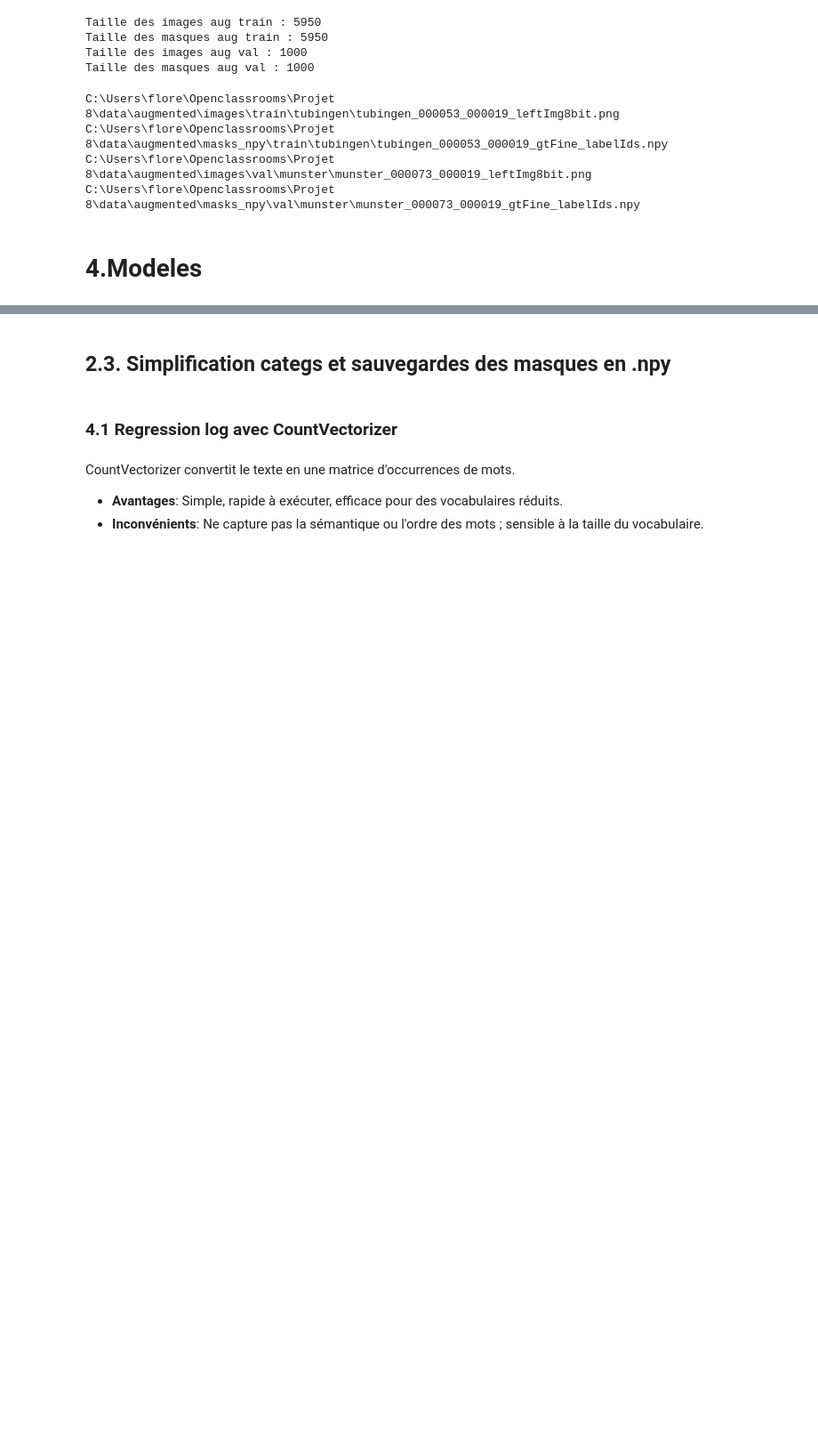
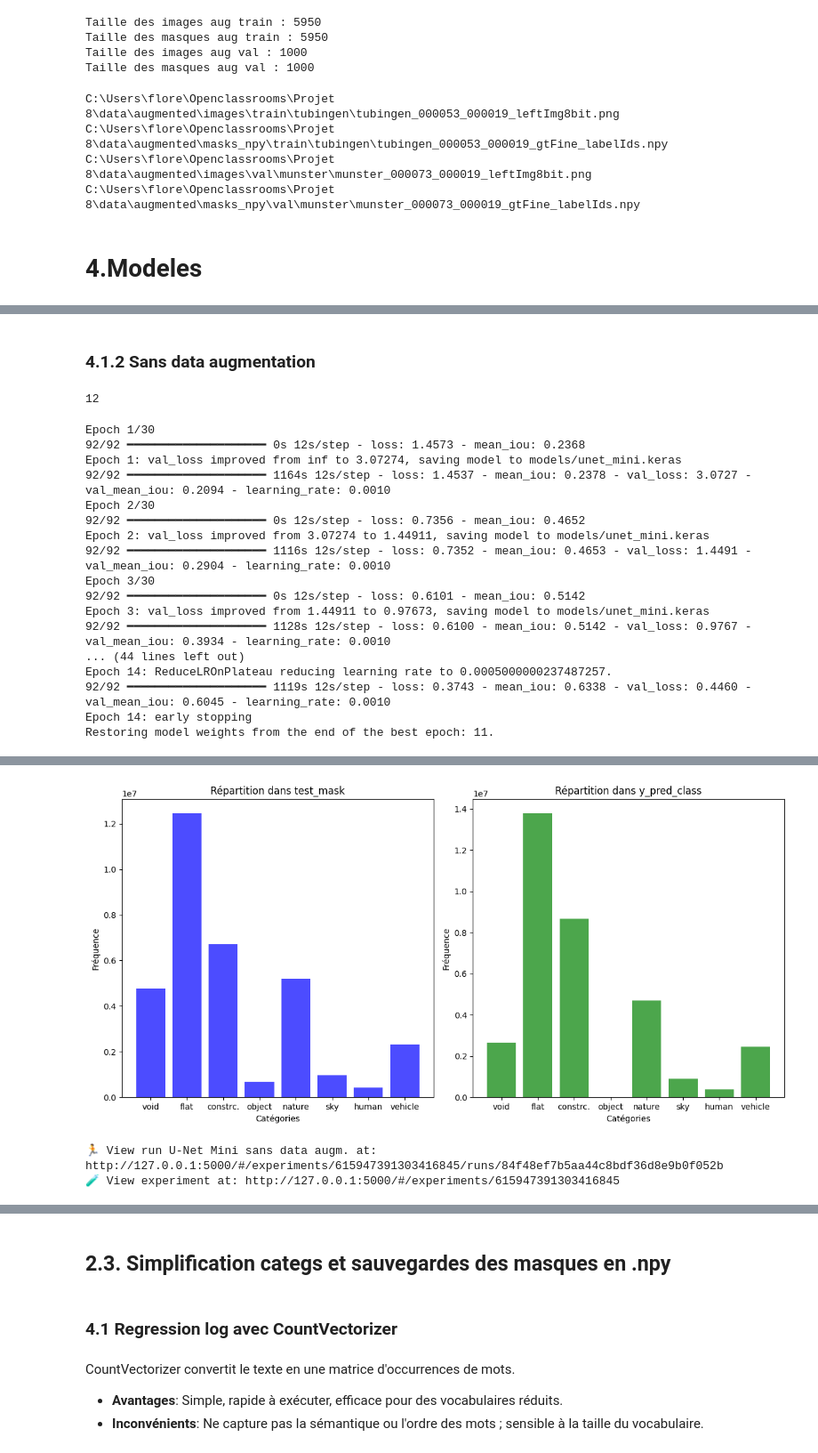
Before and after one commit to flo-tho/Projet8, a Jupyter notebook: notebook_test_modeles.ipynb, the cells around one changed output, grey strips where cells are left out. Shown at 89% size. Cells and saved outputs as stored; diff of their text form; code cells hidden in the pictures; blank space fills up the shorter version.

```diff
--- a/notebook_test_modeles.ipynb
+++ b/notebook_test_modeles.ipynb
@@ -787,7 +944,7 @@ from DataGenerator import DataGenerator
 
 # paramétrage
 batch_size = 32
-img_size=(128, 128)
+img_size=(256, 256)
 
 # chemins d'accès (uniquement avec les images d'origines):
 base_dir = Path("C:/Users/flore/Openclassrooms/Projet 8/data/original")
@@ -1036,3 +1194,0 @@ Model: "functional"
-# %%
-# Compilation avec sparse_categorical_crossentropy
-model.compile(optimizer=tf.keras.optimizers.Adam(learning_rate=0.001), loss="sparse_categorical_crossentropy", metrics=[mIoU_metric])
@@ -1060,8 +1194,0 @@ print(multiprocessing.cpu_count())  # Nombre total de cœurs logiques
-# %%
-history = model.fit(
-    train_generator,
-    validation_data=val_generator,
-    epochs=20,
-    callbacks=callbacks,
-    verbose=1
-)
@@ -1243,0 +1195,2 @@ Répartition dans y_pred_class: [ 27667 131854 246412     39  81724  14672   122
+# %% [markdown]
+### 4.1.2 Sans data augmentation
@@ -1243,0 +1200,62 @@ Répartition dans y_pred_class: [ 27667 131854 246412     39  81724  14672   122
+# %%
+print(multiprocessing.cpu_count())  # Nombre total de cœurs logiques
+# %% [output]
+12
+# %%
+# paramétrages
+epochs=30
+checkpoint_path = "models/unet_mini.keras"
+# %%
+with mlflow.start_run(run_name="U-Net Mini sans data augm."):
+
+    #mlflow.set_tag("Approach", "sans data augm.")
+
+    #----------------------------
+    # Hyperparamètres
+    params = {
+        "optimizer": "Adam",
+        "learning_rate": 0.001,
+        "loss": "sparse_categorical_crossentropy"
+    }
+    mlflow.log_params(params) #log des paramètres
+
+
+    #----------------------------
+    # Compile & entraînement
+    history = train_pipeline(model, params, train_generator, val_generator, epochs, checkpoint_path)
+
+
+    #----------------------------
+    # Log du modèle dans MLFlow
+    model = tf.keras.models.load_model(checkpoint_path)
+    # temp_ex_dir = "models/temp_example"
+    # input_example = np.expand_dims(train_generator[0][0][0], axis=0)  # Une seule image avec batch dim
+    mlflow.keras.log_model(model, "U_Net_Mini") #, input_example=input_example, artifact_path=temp_ex_dir)
+
+    #----------------------------
+    # Calculs et log des metrics du modèle dans MLFlow
+    mean_iou, iou_per_class, mean_dice = evaluate_and_plot_class_distribution(model, val_generator)
+
+    mlflow.log_metric("mIoU", mean_iou)
+    mlflow.log_metric("Mean Dice", mean_dice)
+
+    for i, value in enumerate(iou_per_class):
+        mlflow.log_metric(f"IoU_Class_{i}", value)
+# %% [output]
+Epoch 1/30
+92/92 ━━━━━━━━━━━━━━━━━━━━ 0s 12s/step - loss: 1.4573 - mean_iou: 0.2368
+Epoch 1: val_loss improved from inf to 3.07274, saving model to models/unet_mini.keras
+92/92 ━━━━━━━━━━━━━━━━━━━━ 1164s 12s/step - loss: 1.4537 - mean_iou: 0.2378 - val_loss: 3.0727 - val_mean_iou: 0.2094 - learning_rate: 0.0010
+Epoch 2/30
+92/92 ━━━━━━━━━━━━━━━━━━━━ 0s 12s/step - loss: 0.7356 - mean_iou: 0.4652
+Epoch 2: val_loss improved from 3.07274 to 1.44911, saving model to models/unet_mini.keras
+92/92 ━━━━━━━━━━━━━━━━━━━━ 1116s 12s/step - loss: 0.7352 - mean_iou: 0.4653 - val_loss: 1.4491 - val_mean_iou: 0.2904 - learning_rate: 0.0010
+Epoch 3/30
+92/92 ━━━━━━━━━━━━━━━━━━━━ 0s 12s/step - loss: 0.6101 - mean_iou: 0.5142
+Epoch 3: val_loss improved from 1.44911 to 0.97673, saving model to models/unet_mini.keras
+92/92 ━━━━━━━━━━━━━━━━━━━━ 1128s 12s/step - loss: 0.6100 - mean_iou: 0.5142 - val_loss: 0.9767 - val_mean_iou: 0.3934 - learning_rate: 0.0010
+... (44 lines left out)
+Epoch 14: ReduceLROnPlateau reducing learning rate to 0.0005000000237487257.
+92/92 ━━━━━━━━━━━━━━━━━━━━ 1119s 12s/step - loss: 0.3743 - mean_iou: 0.6338 - val_loss: 0.4460 - val_mean_iou: 0.6045 - learning_rate: 0.0010
+Epoch 14: early stopping
+Restoring model weights from the end of the best epoch: 11.
@@ -1243,0 +1282,3 @@ Répartition dans y_pred_class: [ 27667 131854 246412     39  81724  14672   122
+[figure, added]
+🏃 View run U-Net Mini sans data augm. at: http://127.0.0.1:5000/#/experiments/615947391303416845/runs/84f48ef7b5aa44c8bdf36d8e9b0f052b
+🧪 View experiment at: http://127.0.0.1:5000/#/experiments/615947391303416845
```
Also changed, not shown: parts of 67 cells of this notebook, 2 other files.
